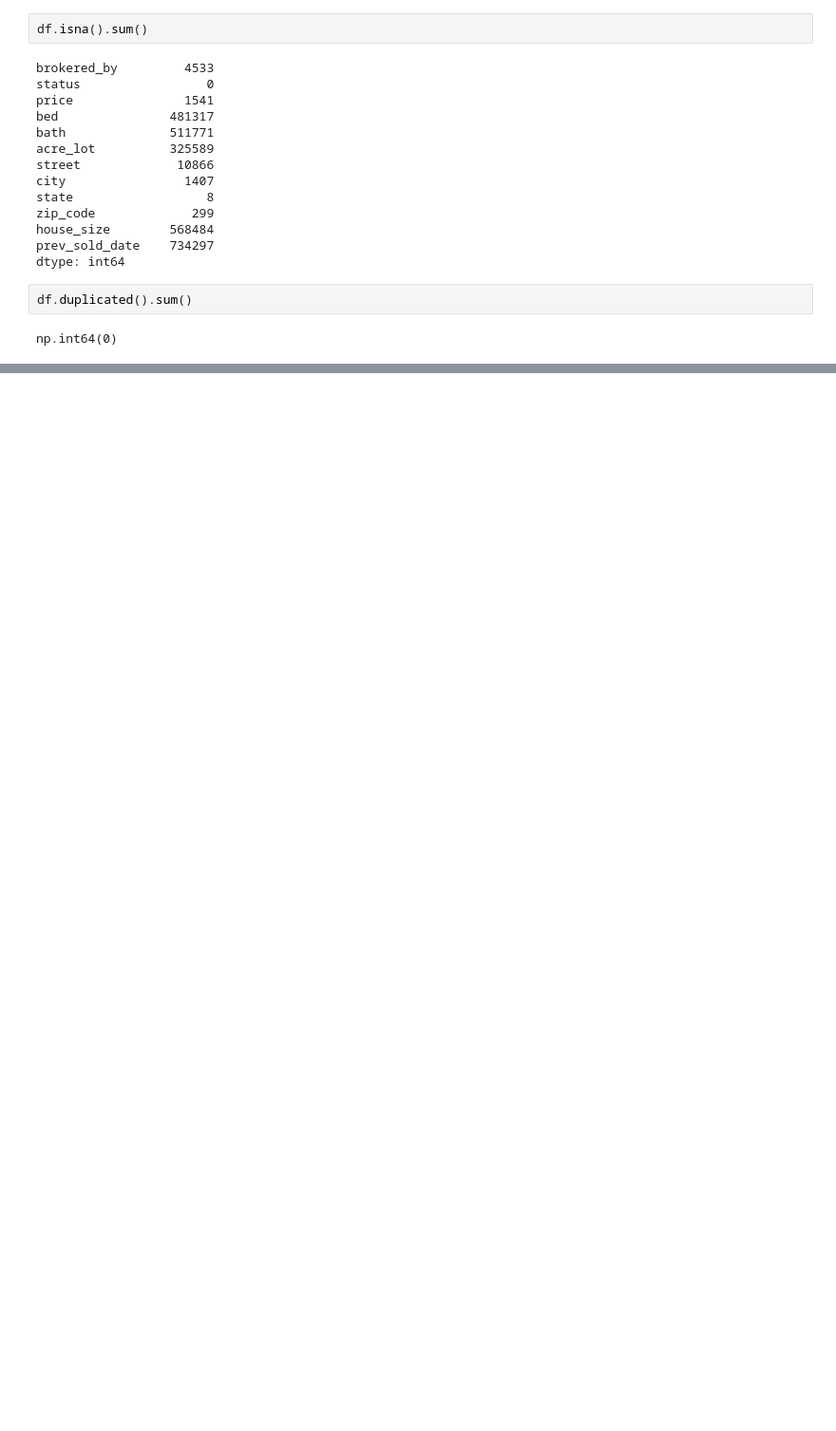
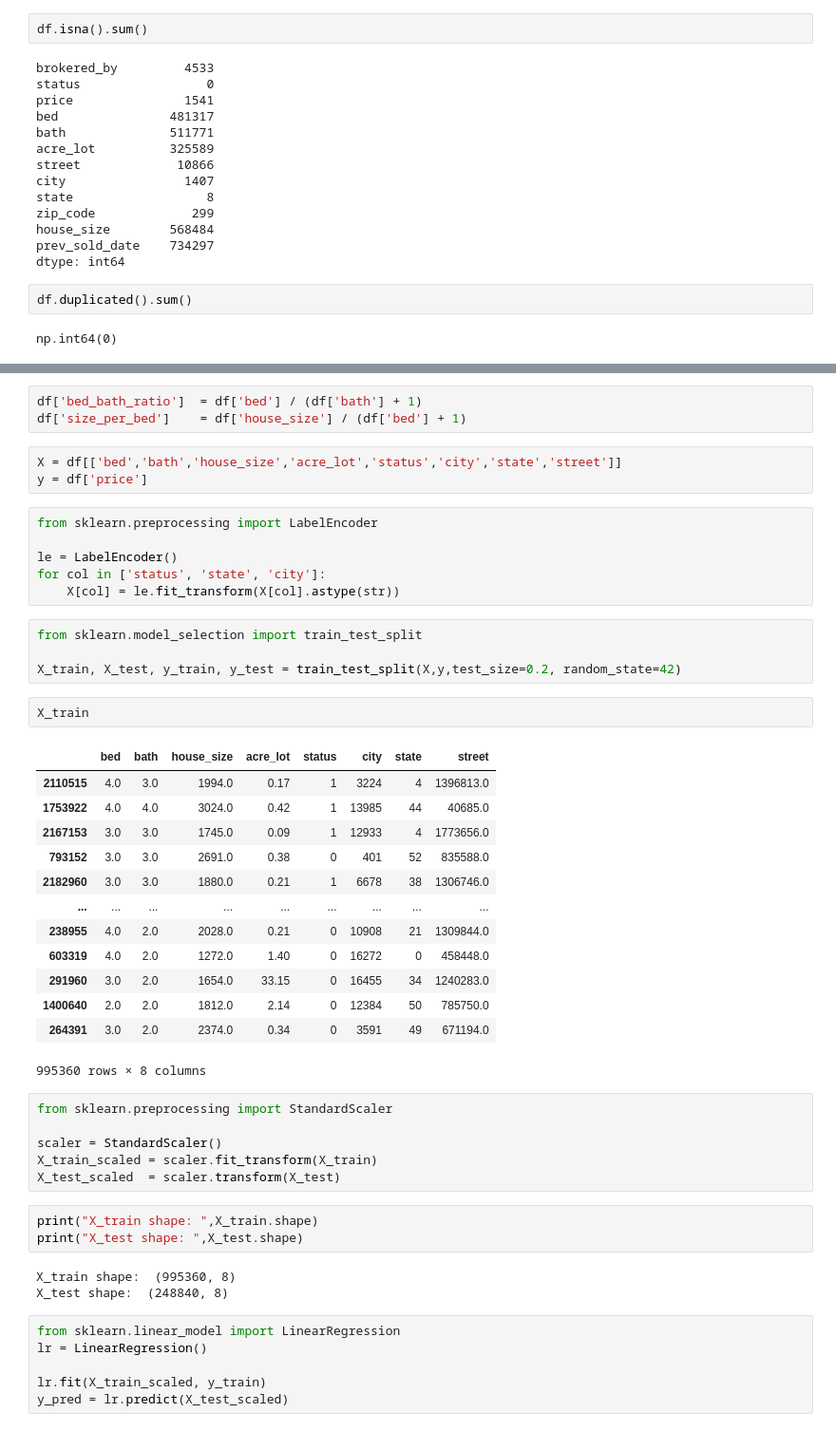
Before and after one commit to RaviNamdeoo/RealEstate_Price_Prediction--Unfinished, a Jupyter notebook: Analysis_notebook.ipynb, the cells around one changed output, grey strips where cells are left out. Shown at 95% size. Saved outputs shown, nothing was run; the diff lists cells and outputs as text; blank space fills up the shorter version.

```diff
--- a/Analysis_notebook.ipynb
+++ b/Analysis_notebook.ipynb
@@ -85,0 +245,50 @@ np.int64(0)
+# %%
+df['bed_bath_ratio']  = df['bed'] / (df['bath'] + 1)
+df['size_per_bed']    = df['house_size'] / (df['bed'] + 1)
+# %%
+X = df[['bed','bath','house_size','acre_lot','status','city','state','street']]
+y = df['price']
+# %%
+from sklearn.preprocessing import LabelEncoder
+
+le = LabelEncoder()
+for col in ['status', 'state', 'city']:
+    X[col] = le.fit_transform(X[col].astype(str))
+# %%
+from sklearn.model_selection import train_test_split
+
+X_train, X_test, y_train, y_test = train_test_split(X,y,test_size=0.2, random_state=42)
+# %%
+X_train
+# %% [output]
+|  | bed | bath | house_size | acre_lot | status | city | state | street |
+| 2110515 | 4.0 | 3.0 | 1994.0 | 0.17 | 1 | 3224 | 4 | 1396813.0 |
+| 1753922 | 4.0 | 4.0 | 3024.0 | 0.42 | 1 | 13985 | 44 | 40685.0 |
+| 2167153 | 3.0 | 3.0 | 1745.0 | 0.09 | 1 | 12933 | 4 | 1773656.0 |
+| 793152 | 3.0 | 3.0 | 2691.0 | 0.38 | 0 | 401 | 52 | 835588.0 |
+| 2182960 | 3.0 | 3.0 | 1880.0 | 0.21 | 1 | 6678 | 38 | 1306746.0 |
+| ... | ... | ... | ... | ... | ... | ... | ... | ... |
+| 238955 | 4.0 | 2.0 | 2028.0 | 0.21 | 0 | 10908 | 21 | 1309844.0 |
+| 603319 | 4.0 | 2.0 | 1272.0 | 1.40 | 0 | 16272 | 0 | 458448.0 |
+| 291960 | 3.0 | 2.0 | 1654.0 | 33.15 | 0 | 16455 | 34 | 1240283.0 |
+| 1400640 | 2.0 | 2.0 | 1812.0 | 2.14 | 0 | 12384 | 50 | 785750.0 |
+| 264391 | 3.0 | 2.0 | 2374.0 | 0.34 | 0 | 3591 | 49 | 671194.0 |
+995360 rows × 8 columns
+# %%
+from sklearn.preprocessing import StandardScaler
+
+scaler = StandardScaler()
+X_train_scaled = scaler.fit_transform(X_train)
+X_test_scaled  = scaler.transform(X_test)
+# %%
+print("X_train shape: ",X_train.shape)
+print("X_test shape: ",X_test.shape)
+# %% [output]
+X_train shape:  (995360, 8)
+X_test shape:  (248840, 8)
+# %%
+from sklearn.linear_model import LinearRegression
+lr = LinearRegression()
+
+lr.fit(X_train_scaled, y_train)
+y_pred = lr.predict(X_test_scaled)
```
Also changed, not shown: parts of 22 cells of this notebook, 1 other file.
